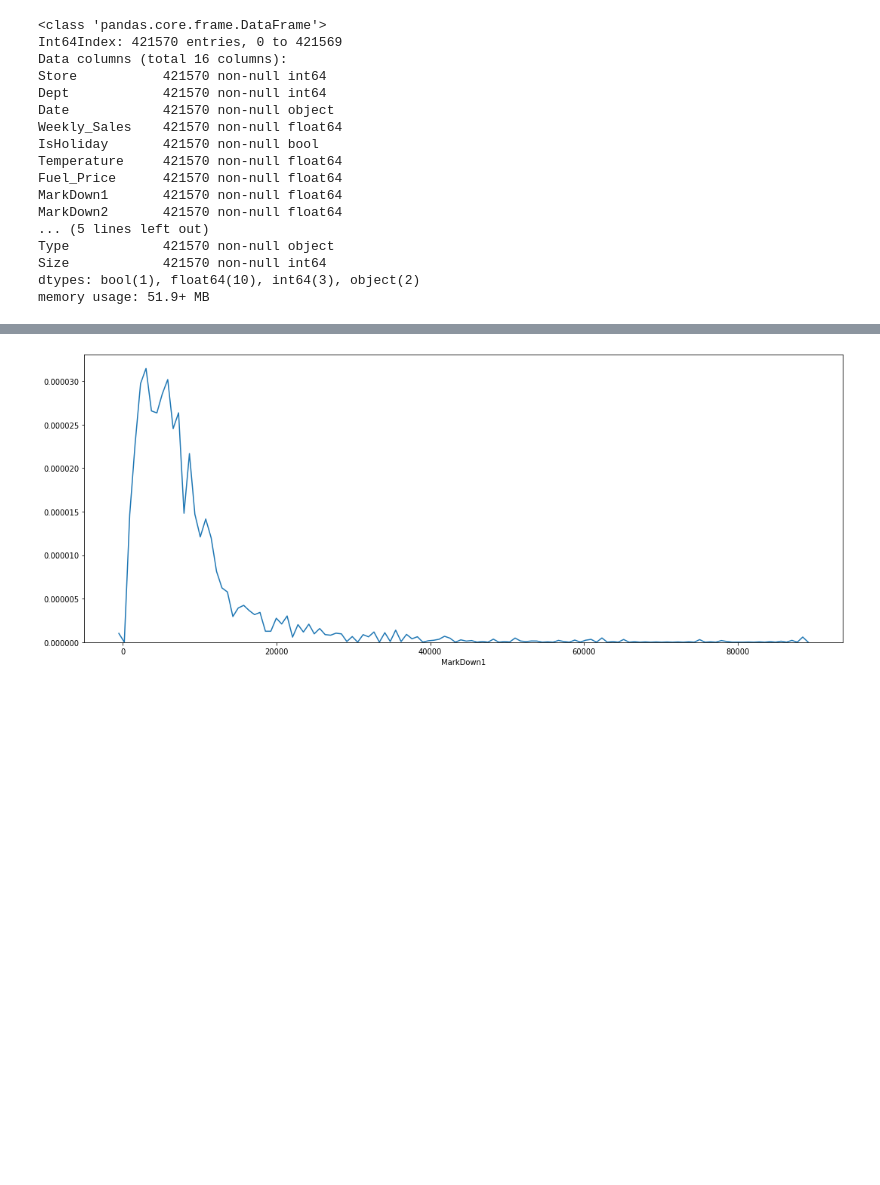
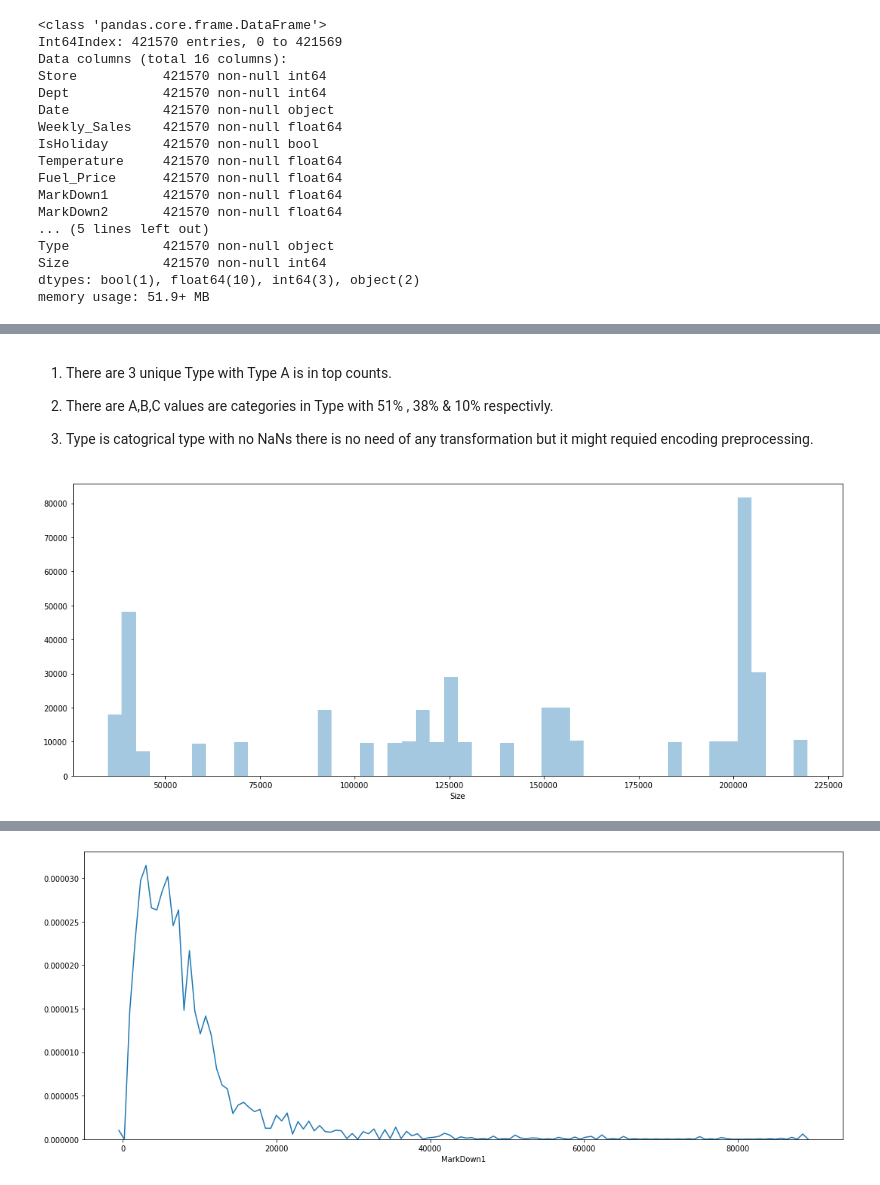
Before and after one commit to RahulRathi46/GL-CapstoneProject, a Jupyter notebook: notebooks/Notebook.ipynb, the cells around one changed output, grey strips where cells are left out. Cells and saved outputs as stored; diff of their text form; code cells hidden in the pictures; blank space fills up the shorter version.

```diff
--- a/notebooks/Notebook.ipynb
+++ b/notebooks/Notebook.ipynb
@@ -262,0 +315,10 @@ def charts(data , choice = 0 , size = (15,8)): # Data Visualization Function
+# %% [markdown]
+1. There are 3 unique Type with Type A is in top counts.
+
+2. There are A,B,C values are categories in Type with  51% , 38% & 10% respectivly.
+
+3. Type is catogrical type with no NaNs there is no need of any transformation but it might requied encoding preprocessing.
+# %%
+charts(df['Size'] , 0 , (18,7))
+# %% [output]
+[figure, added]
```
Also changed, not shown: parts of 66 cells of this notebook.
